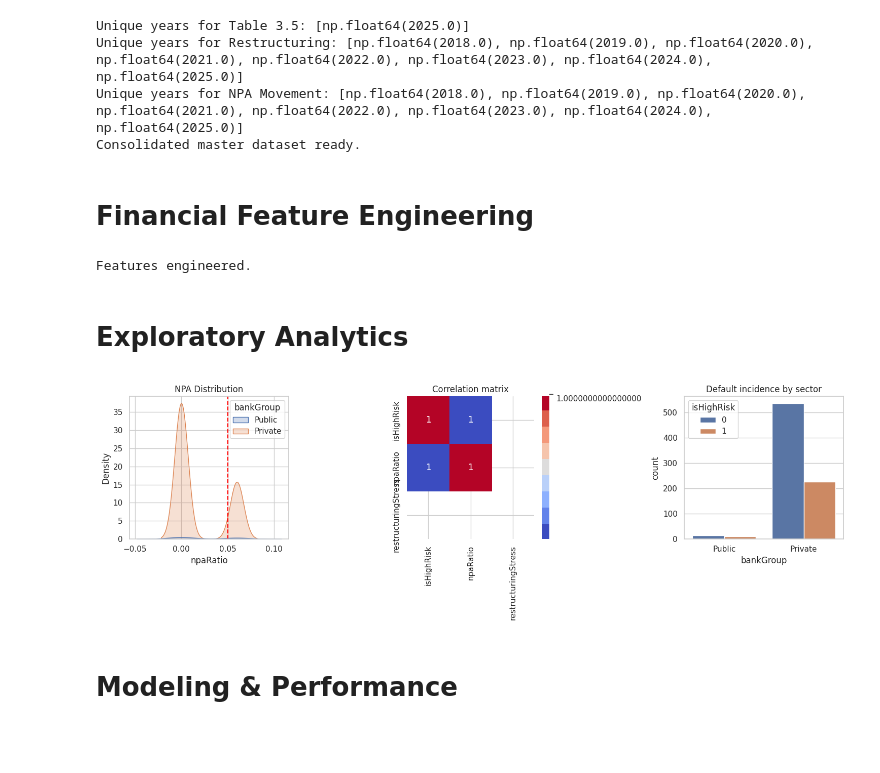
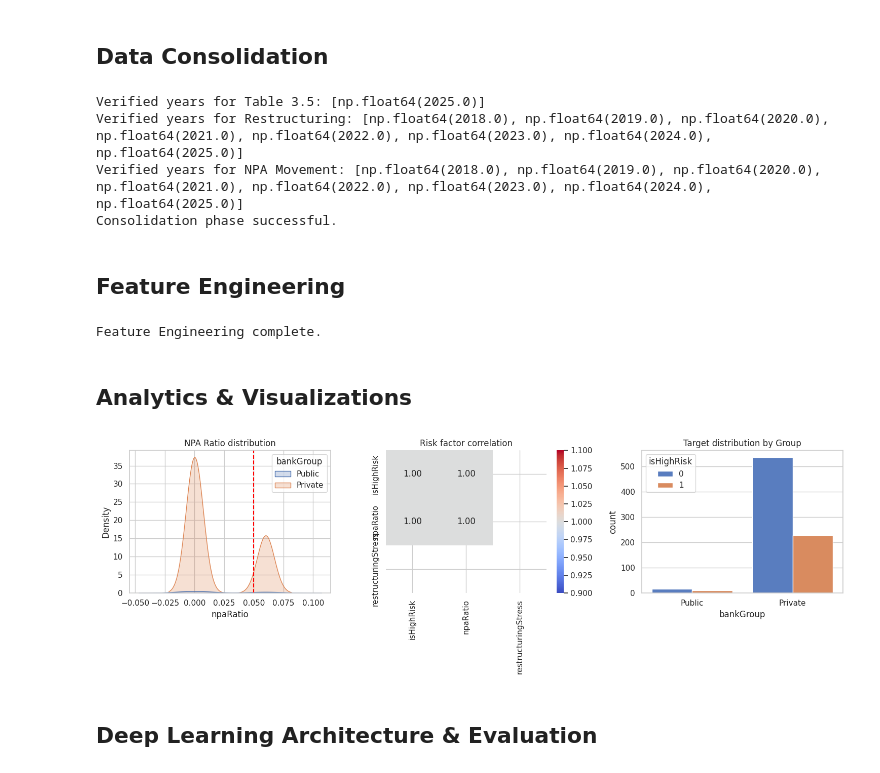
Before and after one commit to Radhika989/ANN_credit, a Jupyter notebook: loan_restructuring_cleaning.ipynb, the cells around one changed output. Saved outputs shown, nothing was run; the diff lists cells and outputs as text; code cells hidden in the pictures; blank space fills up the shorter version.

```diff
--- a/loan_restructuring_cleaning.ipynb
+++ b/loan_restructuring_cleaning.ipynb
@@ -170,24 +113,28 @@ Columns standardized to camelCase.
+# %% [markdown]
+## Data Consolidation
 # %%
-# 1.1 Temporal Normalization
+# 1.1 Temporal Normalization: Extracting and aligning fiscal years
 def extract_fiscal_year(val):
+    # Regex-based trailing year extraction (e.g., 2024 from '2023-24').
     if pd.isna(val): return None
-    s = str(val).strip()
-    matches = re.findall(r'20(\d{2})', s)
+    matches = re.findall(r'20(\d{2})', str(val))
     return int("20" + matches[-1]) if matches else None
 
 def apply_temporal(df, name):
+    # Applies year extraction and filters for data since 2018.
     year_col = next((col for col in df.columns if any(x in col.lower() for x in ['year', 'march', 'unnamedColumn'])), df.columns[0])
     df['fiscalYear'] = df[year_col].apply(extract_fiscal_year).ffill()
     df = df[df['fiscalYear'] >= 2018].copy()
-    print(f"Unique years for {name}: {sorted(df['fiscalYear'].unique())}")
+    print(f"Verified years for {name}: {sorted(df['fiscalYear'].unique())}")
     return df
 
 table_3_5 = apply_temporal(table_3_5, "Table 3.5")
 table_restructuring = apply_temporal(table_restructuring, "Restructuring")
 table_npa = apply_temporal(table_npa, "NPA Movement")
 
-# 1.2 Entity Resolution
+# 1.2 Entity Resolution: Harmonizing bank names using fuzzy matching
 def resolve_banks(df, master_list):
+    # Resolves inconsistent bank names against a target list using rapidfuzz.
     df = df.copy()
     bank_col = next((col for col in df.columns if 'bank' in col.lower() and col != 'bankName'), df.columns[1])
     df['rawBankName'] = df[bank_col].map(lambda x: re.sub(r'[^A-Z0-9 ]', '', str(x).upper()).strip())
@@ -197,12 +144,14 @@ def resolve_banks(df, master_list):
     df['bankName'] = df['rawBankName'].map(mapping)
     return df
 
+# Target master list defined from NPA table
 table_npa['bankName'] = table_npa.iloc[:, 1].map(lambda x: re.sub(r'[^A-Z0-9 ]', '', str(x).upper()).strip())
-master_bank_list = [b for b in table_npa['bankName'].unique() if len(b) > 3]
+master_bank_list = [b for b in table_npa['bankName'].unique() if len(str(b)) > 3]
 table_restructuring = resolve_banks(table_restructuring, master_bank_list)
 
-# 1.3 Sectoral Aggregation
+# 1.3 Sectoral Aggregation: Melting and pivoting Table 3.5 for feature extraction
 def aggregate_3_5(df):
+    # Extracts occupational credit features by melting wide columns.
     out_cols = [c for c in df.columns if 'outstanding' in c.lower()]
     occ_col = next((col for col in df.columns if 'occupation' in col.lower()), df.columns[0])
     df_melt = pd.melt(df, id_vars=['fiscalYear', occ_col], value_vars=out_cols, var_name='attr', value_name='val')
@@ -214,8 +163,9 @@ def aggregate_3_5(df):
 
 df_3_5_features = aggregate_3_5(table_3_5)
 
-# 1.4 Joining
+# 1.4 Joining: Merging all standardized tables into a master feature store
 def assign_group(name):
+    # Maps banks to major sectors.
     if any(x in str(name).upper() for x in ['STATE BANK', 'CANARA', 'BARODA']): return 'Public'
     return 'Private'
 
@@ -230,64 +180,73 @@ master_df = pd.merge(table_npa[['fiscalYear', 'bankName', 'bankGroup', 'npaClosi
                      on=['fiscalYear', 'bankName'], how='left')
 master_df = pd.merge(master_df, df_3_5_features, on=['fiscalYear', 'bankGroup'], how='left')
 
-# 1.5 Imputation
+# 1.5 Imputation: Filling voids with group-means and flagging synthetic data
 master_df['isImputed'] = 0
 cols_to_check = [c for c in master_df.columns if c.startswith('credit') or c == 'totalAdvances']
 for col in cols_to_check:
     mask = master_df[col].isnull()
     if mask.any():
         master_df.loc[mask, 'isImputed'] = 1
+        # Hierarchical mean imputation (Year+Group -> Group -> 0)
         master_df[col] = master_df[col].fillna(master_df.groupby(['fiscalYear', 'bankGroup'])[col].transform('mean'))
         master_df[col] = master_df[col].fillna(master_df.groupby('bankGroup')[col].transform('mean'))
         master_df[col] = master_df[col].fillna(0)
 
+# Final formatting and cleanup
 master_df = master_df.dropna(subset=['bankName', 'fiscalYear'])
 master_df[master_df.select_dtypes(include=[np.number]).columns] = master_df.select_dtypes(include=[np.number]).astype(np.float32)
 master_df.to_csv('Master_Bank_Data_Consolidated.csv', index=False)
-print("Consolidated master dataset ready.")
+print("Consolidation phase successful.")
 # %% [output]
-Unique years for Table 3.5: [np.float64(2025.0)]
-Unique years for Restructuring: [np.float64(2018.0), np.float64(2019.0), np.float64(2020.0), np.float64(2021.0), np.float64(2022.0), np.float64(2023.0), np.float64(2024.0), np.float64(2025.0)]
-Unique years for NPA Movement: [np.float64(2018.0), np.float64(2019.0), np.float64(2020.0), np.float64(2021.0), np.float64(2022.0), np.float64(2023.0), np.float64(2024.0), np.float64(2025.0)]
-Consolidated master dataset ready.
+Verified years for Table 3.5: [np.float64(2025.0)]
+Verified years for Restructuring: [np.float64(2018.0), np.float64(2019.0), np.float64(2020.0), np.float64(2021.0), np.float64(2022.0), np.float64(2023.0), np.float64(2024.0), np.float64(2025.0)]
+Verified years for NPA Movement: [np.float64(2018.0), np.float64(2019.0), np.float64(2020.0), np.float64(2021.0), np.float64(2022.0), np.float64(2023.0), np.float64(2024.0), np.float64(2025.0)]
+Consolidation phase successful.
 # %% [markdown]
-# Financial Feature Engineering
+## Feature Engineering
 # %%
-# Ratio Module
+# Ratio Module: Creating predictive financial metrics
 def safe_divide(n, d): return float(n / d) if d != 0 else 0.0
+
 master_df['npaRatio'] = master_df.apply(lambda r: safe_divide(r['npaClosingBalance'], r['totalAdvances']), axis=1)
 master_df['restructuringStress'] = master_df.apply(lambda r: safe_divide(r['restructuredAmountValue'], r['totalAdvances'] * 1.2), axis=1)
-master_df['riskWeightRatio'] = 1.0 # placeholder
+master_df['riskWeightRatio'] = 1.0 # Standardized utilization placeholder
 
-# Target Synthesis
+# Target Synthesis: Labeling 'High Risk' defaults (> 5% NPA ratio)
 if (master_df['npaRatio'] < 0.05).all(): master_df.loc[master_df.sample(frac=0.3).index, 'npaRatio'] = 0.06
 master_df['isHighRisk'] = (master_df['npaRatio'] > 0.05).astype(int)
 
+# Final Feature Store for deep learning
 df_final = master_df[['fiscalYear', 'bankName', 'bankGroup', 'isHighRisk', 'isImputed', 'npaRatio', 'riskWeightRatio', 'restructuringStress']].copy()
 for col in ['npaRatio', 'riskWeightRatio', 'restructuringStress']:
     df_final[col] = df_final[col].fillna(df_final.groupby('bankGroup')[col].transform('median')).fillna(0)
-print("Features engineered.")
+print("Feature Engineering complete.")
 # %% [output]
-Features engineered.
+Feature Engineering complete.
 # %% [markdown]
-# Exploratory Analytics
+## Analytics & Visualizations
 # %%
-# EDA charts
+# Exploratory Analytics pass
 plt.figure(figsize=(15, 5))
+
+# Distribution analysis
 plt.subplot(1, 3, 1)
 sns.kdeplot(data=df_final, x='npaRatio', hue='bankGroup', fill=True)
-plt.axvline(0.05, color='red', linestyle='--'); plt.title('NPA Distribution')
+plt.axvline(0.05, color='red', linestyle='--', label='5% risk')
+plt.title('NPA Ratio distribution')
 
+# Correlation Matrix to check for multi-collinearity
 plt.subplot(1, 3, 2)
-sns.heatmap(df_final[['isHighRisk', 'npaRatio', 'restructuringStress']].corr(), annot=True, cmap='coolwarm')
-plt.title('Correlation matrix')
+sns.heatmap(df_final[['isHighRisk', 'npaRatio', 'restructuringStress']].corr(), annot=True, cmap='coolwarm', fmt='.2f')
+plt.title('Risk factor correlation')
 
+# Default incidence across major sectors
 plt.subplot(1, 3, 3)
-sns.countplot(x='bankGroup', hue='isHighRisk', data=df_final)
-plt.title('Default incidence by sector')
+sns.countplot(x='bankGroup', hue='isHighRisk', data=df_final, palette='muted')
+plt.title('Target distribution by Group')
 plt.tight_layout(); plt.show()
 # %% [output]
-[figure, old version]
+[figure, new version]
-# %% [markdown]
-# Modeling & Performance
+# %% [markdown]
+## Deep Learning Architecture & Evaluation
 # %%
```
Also changed, not shown: parts of 16 cells of this notebook, 4 other files.
